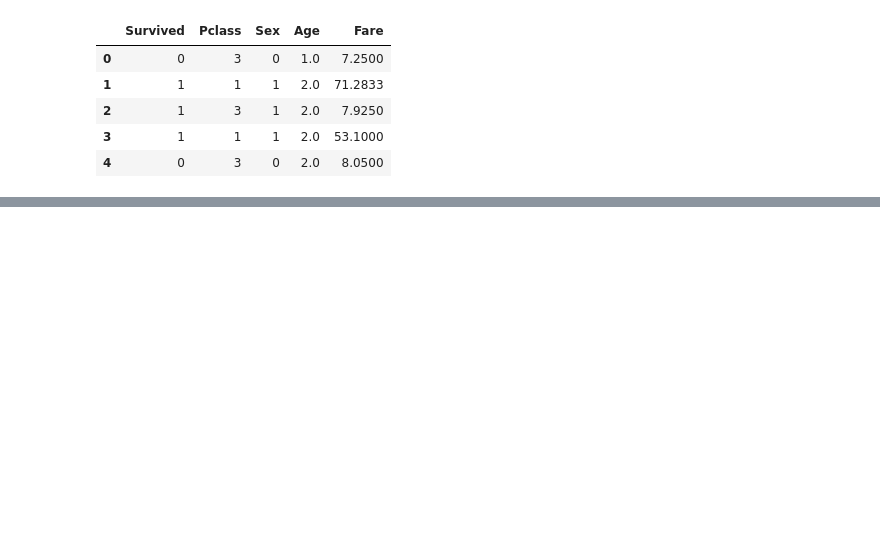
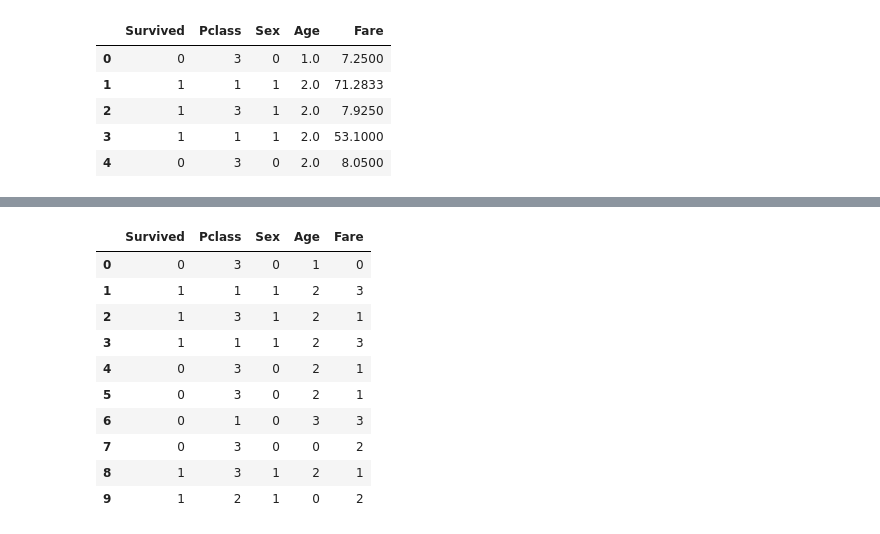
Before and after one commit to Zenoix/Titanic-Dataset, a Jupyter notebook: notebook.ipynb, the cells around one changed output, grey strips where cells are left out. Saved outputs shown, nothing was run; the diff lists cells and outputs as text; code cells hidden in the pictures; blank space fills up the shorter version.

```diff
--- a/notebook.ipynb
+++ b/notebook.ipynb
@@ -261,0 +278,5 @@ test_df.head()
+# %%
+train_df.loc[train_df["Fare"] <= 7.91, "Fare"] = 0
+train_df.loc[(7.91 < train_df["Fare"]) & (train_df["Fare"] <= 14.454), "Fare"] = 1
+train_df.loc[(14.454 < train_df["Fare"]) & (train_df["Fare"]<= 31), "Fare"] = 2
+train_df.loc[train_df["Fare"] > 31, "Fare"] = 3
@@ -261,0 +297,15 @@ test_df.head()
+# %%
+train_df[["Age", "Fare"]] = train_df[["Age", "Fare"]].astype(int)
+train_df.head(10)
+# %% [output]
+|  | Survived | Pclass | Sex | Age | Fare |
+| 0 | 0 | 3 | 0 | 1 | 0 |
+| 1 | 1 | 1 | 1 | 2 | 3 |
+| 2 | 1 | 3 | 1 | 2 | 1 |
+| 3 | 1 | 1 | 1 | 2 | 3 |
+| 4 | 0 | 3 | 0 | 2 | 1 |
+| 5 | 0 | 3 | 0 | 2 | 1 |
+| 6 | 0 | 1 | 0 | 3 | 3 |
+| 7 | 0 | 3 | 0 | 0 | 2 |
+| 8 | 1 | 3 | 1 | 2 | 1 |
+| 9 | 1 | 2 | 1 | 0 | 2 |
```
Also changed, not shown: parts of 11 cells of this notebook.
